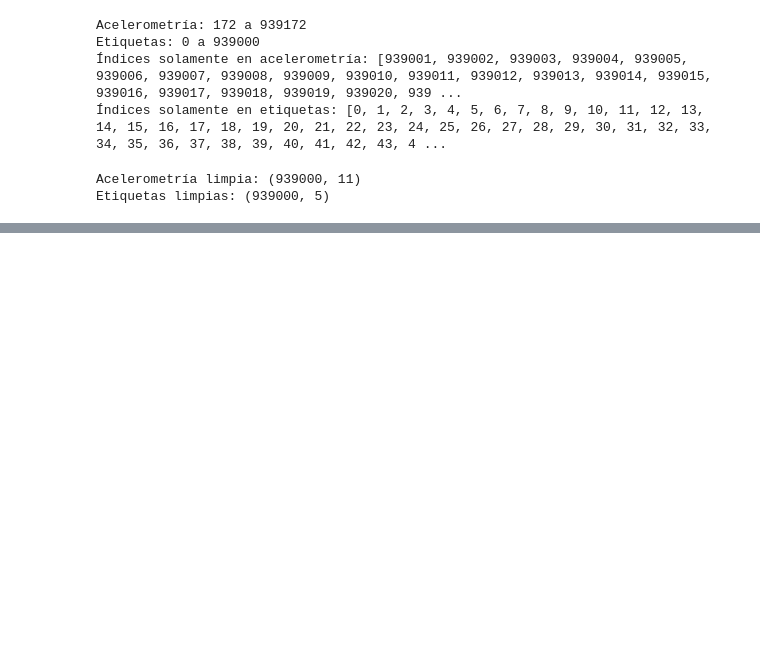
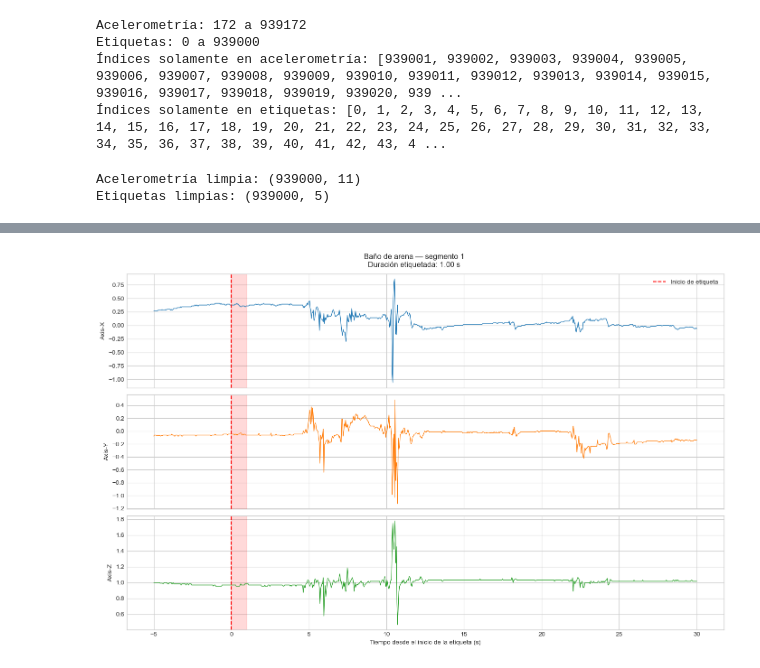
Before and after one commit to EloyMoyano/Bases_de_datos_codornices, a Jupyter notebook: notebooks/01_exploracion_T02.ipynb, the cells around one changed output, grey strips where cells are left out. Cells and saved outputs as stored; diff of their text form; code cells hidden in the pictures; blank space fills up the shorter version.

Commit message:
Alinea T02 y agrega visualizacion de baños

```diff
--- a/notebooks/01_exploracion_T02.ipynb
+++ b/notebooks/01_exploracion_T02.ipynb
@@ -315,0 +462,7 @@ Base T02: (939000, 16)
+# %%
+segmentos_bano = extraer_segmentos(
+    datos_t02,
+    "Baño de arena"
+)
+
+display(segmentos_bano)
@@ -315,0 +557,8 @@ Base T02: (939000, 16)
+# %%
+graficar_evento(
+    datos_t02,
+    segmentos_bano,
+    numero=0
+)
+# %% [output]
+[figure, added]
```
Also changed, not shown: parts of 8 cells of this notebook.
